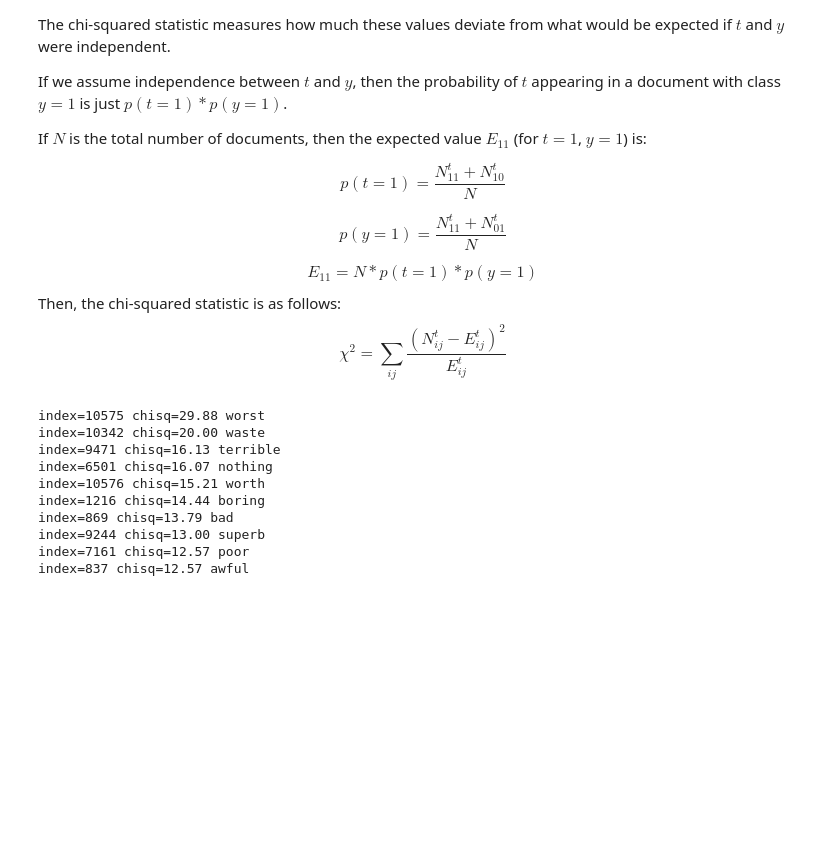
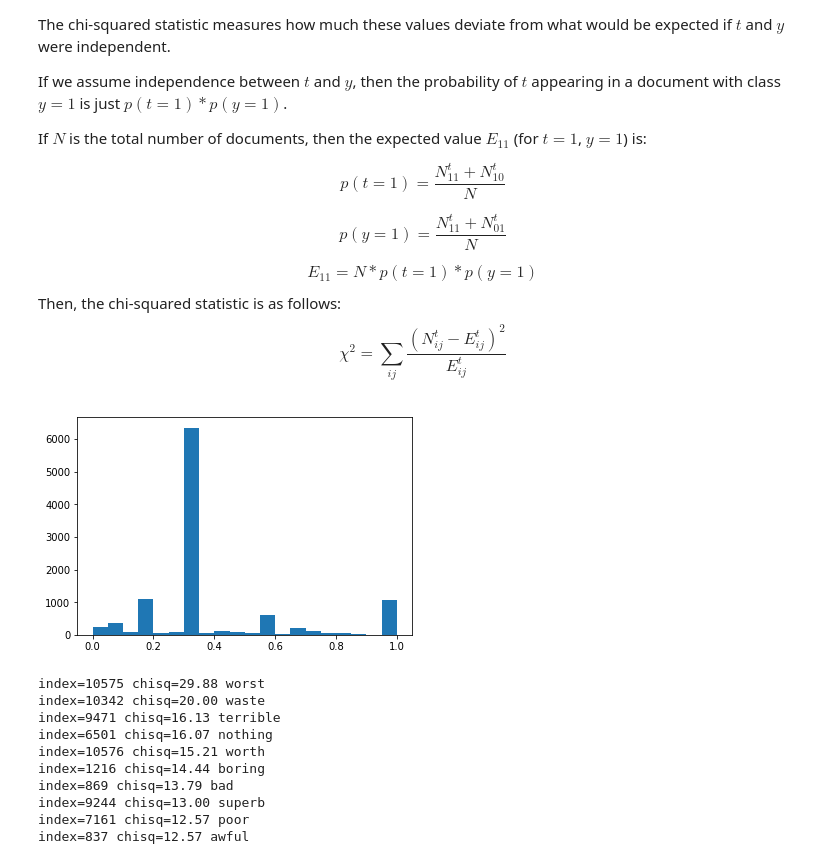
Before and after one commit to iit-cs579/main, a Jupyter notebook: lec/l15/l15.ipynb, the cells around one changed output. Cells and saved outputs as stored; diff of their text form; code cells hidden in the pictures; blank space fills up the shorter version.

```diff
--- a/lec/l15/l15.ipynb
+++ b/lec/l15/l15.ipynb
@@ -652,6 +652,12 @@ $$
 from sklearn.feature_selection import chi2
 
 chi, pvals = chi2(X,y)
+# %%
+plt.figure()
+plt.hist(pvals, bins=20)
+plt.show()
+# %% [output]
+[figure, added]
 # %%
 feats = vec.get_feature_names()
 # Top chi-sq terms:
```
